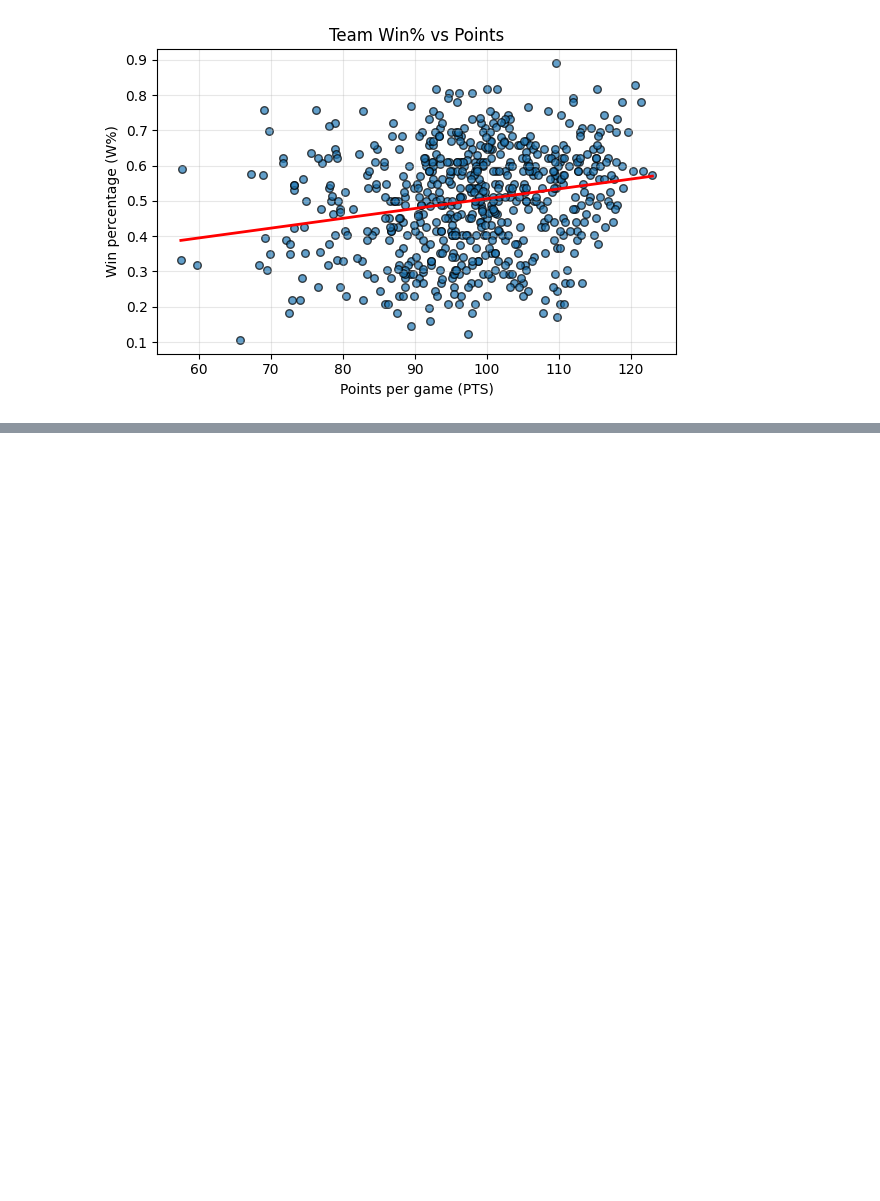
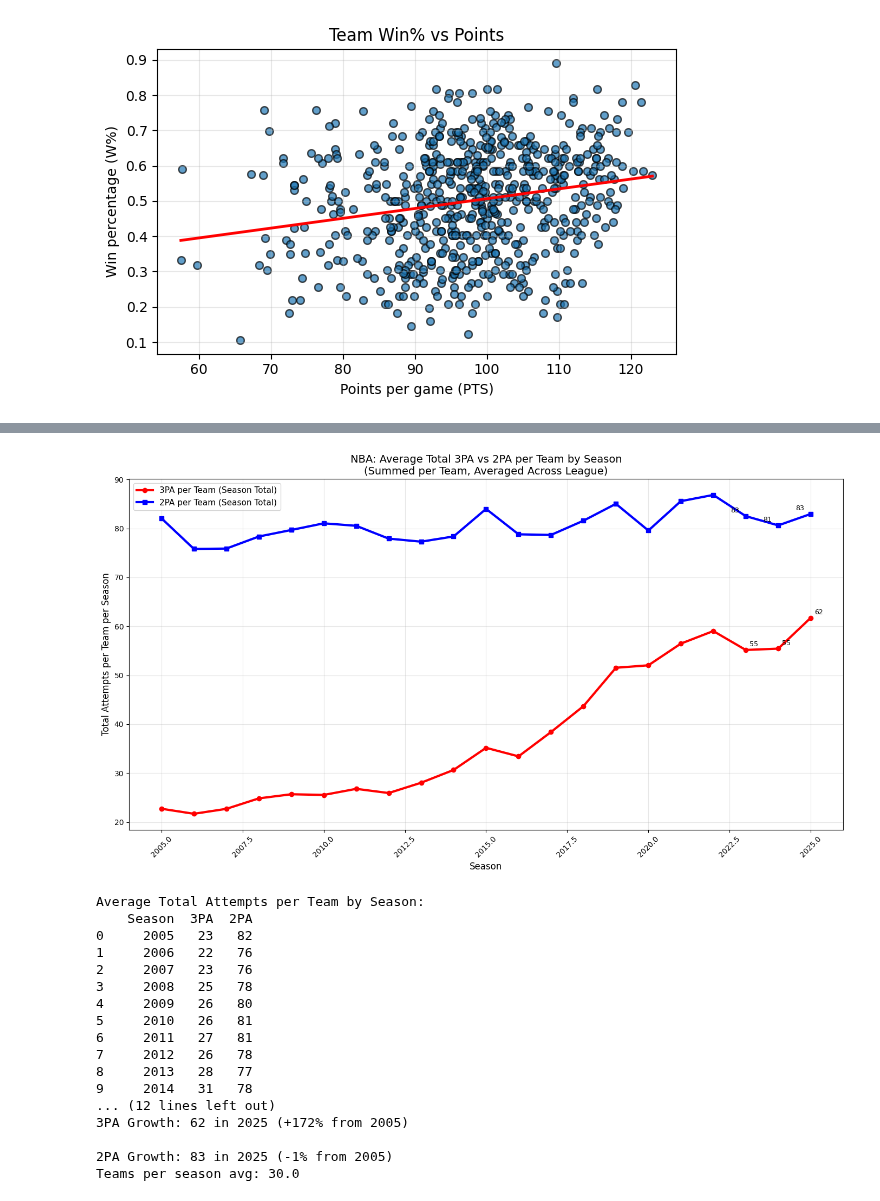
Before and after one commit to maadmaaax/Project_NBA_GroupM, a Jupyter notebook: Analyse_Graphique.ipynb, the cells around one changed output, grey strips where cells are left out. Saved outputs shown, nothing was run; the diff lists cells and outputs as text; code cells hidden in the pictures; blank space fills up the shorter version.

```diff
--- a/Analyse_Graphique.ipynb
+++ b/Analyse_Graphique.ipynb
@@ -112,0 +160,63 @@ plt.show()
+# %%
+#Evolution of shot attempt by team
+# Group by Season and Team, sum attempts per team, then average across teams per season
+team_attempts = df.groupby(['Season', 'Team'])[['3PA', '2PA']].sum().reset_index()
+season_team_avg = team_attempts.groupby('Season')[['3PA', '2PA']].mean().reset_index()
+season_team_avg['Season'] = pd.to_numeric(season_team_avg['Season'], errors='coerce')
+
+
+
+# Create the line plot
+plt.figure(figsize=(14, 8))
+plt.plot(season_team_avg['Season'], season_team_avg['3PA'],
+         marker='o', linewidth=3, label='3PA per Team (Season Total)', color='red')
+plt.plot(season_team_avg['Season'], season_team_avg['2PA'],
+         marker='s', linewidth=3, label='2PA per Team (Season Total)', color='blue')
+
+# Customize the plot
+plt.xlabel('Season', fontsize=12)
+plt.ylabel('Total Attempts per Team per Season', fontsize=12)
+plt.title('NBA: Average Total 3PA vs 2PA per Team by Season\n(Summed per Team, Averaged Across League)', fontsize=14)
+plt.legend(fontsize=11)
+plt.grid(True, alpha=0.3)
+plt.xticks(rotation=45)
+
+# Add value labels on recent seasons
+for i in range(-3, 0):
+    plt.annotate(f'{season_team_avg["3PA"].iloc[i]:.0f}',
+                xy=(season_team_avg['Season'].iloc[i], season_team_avg['3PA'].iloc[i]),
+                xytext=(5, 5), textcoords='offset points', fontsize=9)
+    plt.annotate(f'{season_team_avg["2PA"].iloc[i]:.0f}',
+                xy=(season_team_avg['Season'].iloc[i], season_team_avg['2PA'].iloc[i]),
+                xytext=(-20, 5), textcoords='offset points', fontsize=9)
+
+plt.tight_layout()
+plt.show()
+
+# Print summary stats
+print("Average Total Attempts per Team by Season:")
+print(season_team_avg[['Season', '3PA', '2PA']].round(0).astype(int))
+print(f"\n3PA Growth: {season_team_avg['3PA'].iloc[-1]:.0f} in {season_team_avg['Season'].iloc[-1]} "
+      f"(+{((season_team_avg['3PA'].iloc[-1]/season_team_avg['3PA'].iloc[0]-1)*100):.0f}% from {season_team_avg['Season'].iloc[0]})")
+print(f"\n2PA Growth: {season_team_avg['2PA'].iloc[-1]:.0f} in {season_team_avg['Season'].iloc[-1]} "
+      f"({((season_team_avg['2PA'].iloc[0]/season_team_avg['2PA'].iloc[-1]-1)*100):.0f}% from {season_team_avg['Season'].iloc[0]})")
+print(f"Teams per season avg: {team_attempts.groupby('Season')['Team'].nunique().mean():.1f}")
+# %% [output]
+[figure, added]
+Average Total Attempts per Team by Season:
+    Season  3PA  2PA
+0     2005   23   82
+1     2006   22   76
+2     2007   23   76
+3     2008   25   78
+4     2009   26   80
+5     2010   26   81
+6     2011   27   81
+7     2012   26   78
+8     2013   28   77
+9     2014   31   78
+... (12 lines left out)
+3PA Growth: 62 in 2025 (+172% from 2005)
+
+2PA Growth: 83 in 2025 (-1% from 2005)
+Teams per season avg: 30.0
```
Also changed, not shown: parts of 5 cells of this notebook.
